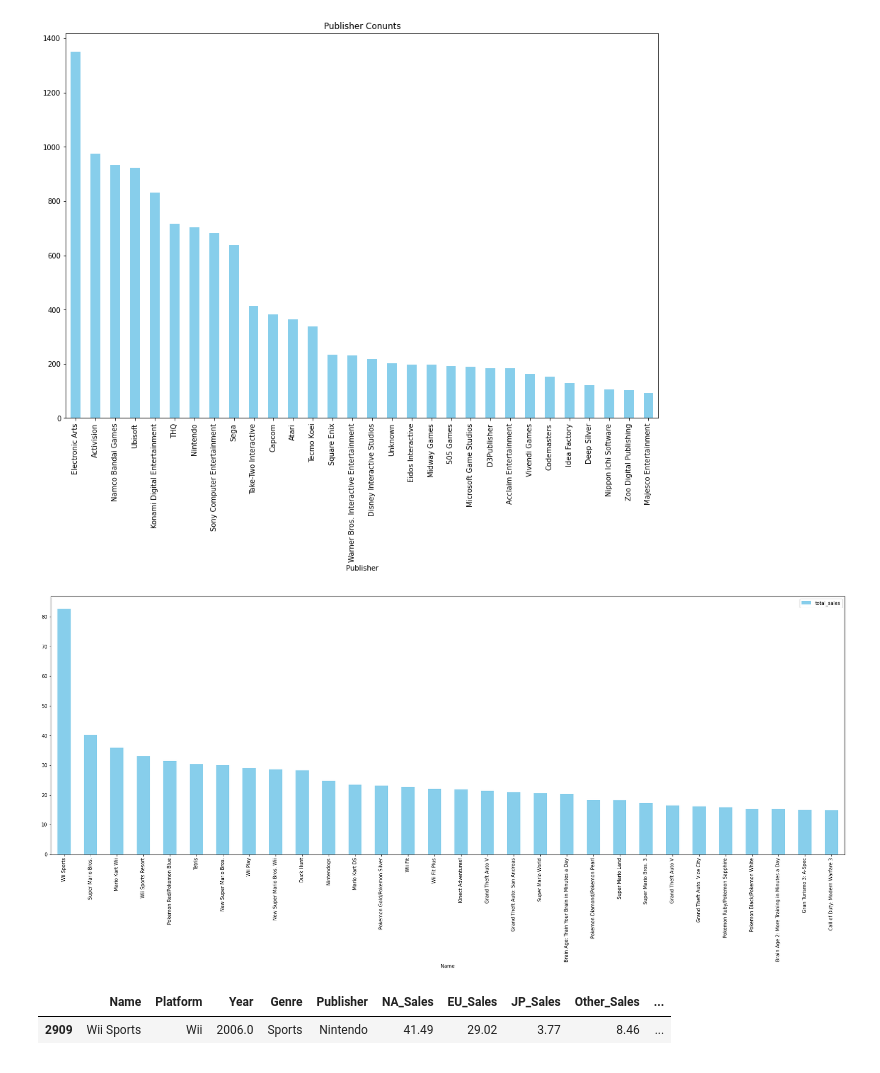
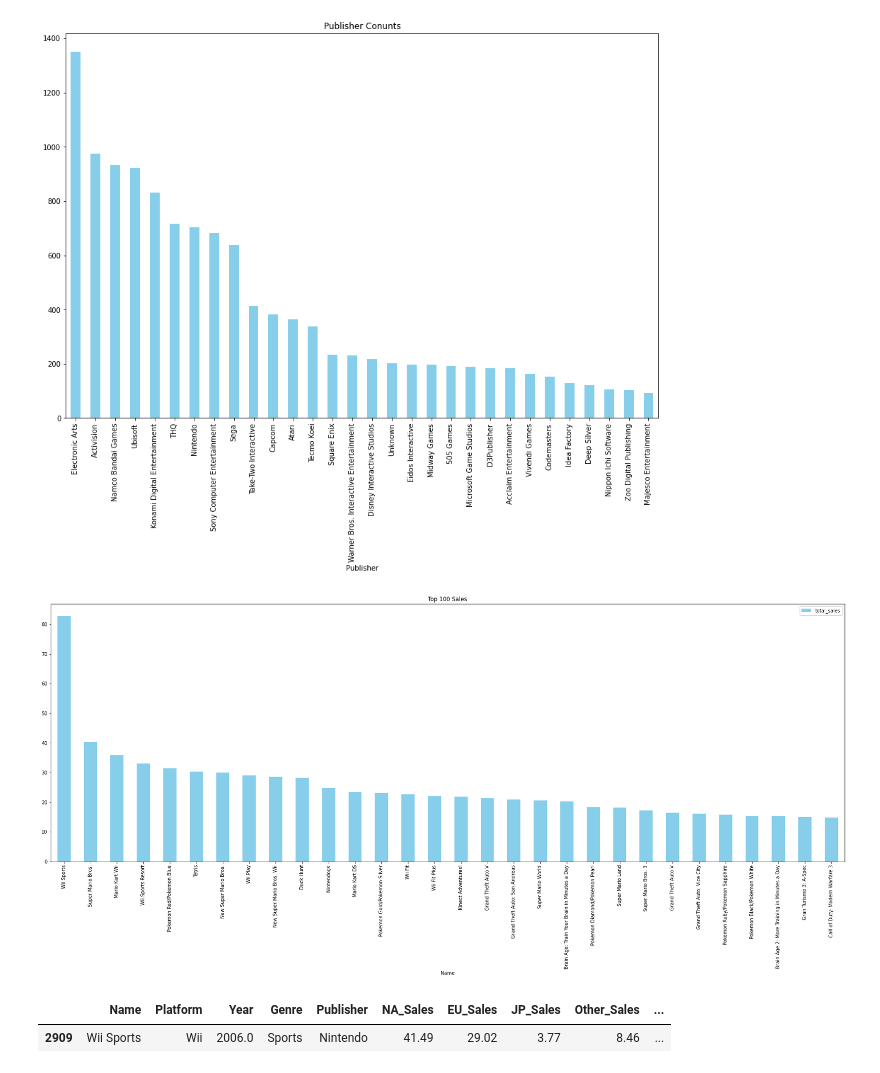
Before and after one commit to KyungRyeolBaek/study, a Jupyter notebook: ai03_백경렬_Section1_Project.ipynb, the cells around one changed output. Saved outputs shown, nothing was run; the diff lists cells and outputs as text; code cells hidden in the pictures.

```diff
--- a/ai03_백경렬_Section1_Project.ipynb
+++ b/ai03_백경렬_Section1_Project.ipynb
@@ -346,9 +420,9 @@ df.value_counts('Publisher').head(30).plot.bar(title = 'Publisher Conunts',figsi
 [figure]
 # %%
 sales_top_100 = df.sort_values(by=['total_sales'], axis=0, ascending=False).head(100)
-sales_top_100[['Name','total_sales']].head(30).plot.bar(x = 'Name', figsize = (30, 10), color = 'skyblue');
+sales_top_100[['Name','total_sales']].head(30).plot.bar(x = 'Name', figsize = (30, 10), color = 'skyblue', title = 'Top 100 Sales');
 # %% [output]
-[figure, old version]
+[figure, new version]
 # %%
 df[df['total_sales'] == df['total_sales'].max()]    # 위 스포츠 !! 엄청난 매출을 선보였음!
 # %% [output]
```
Also changed, not shown: parts of 17 cells of this notebook.
